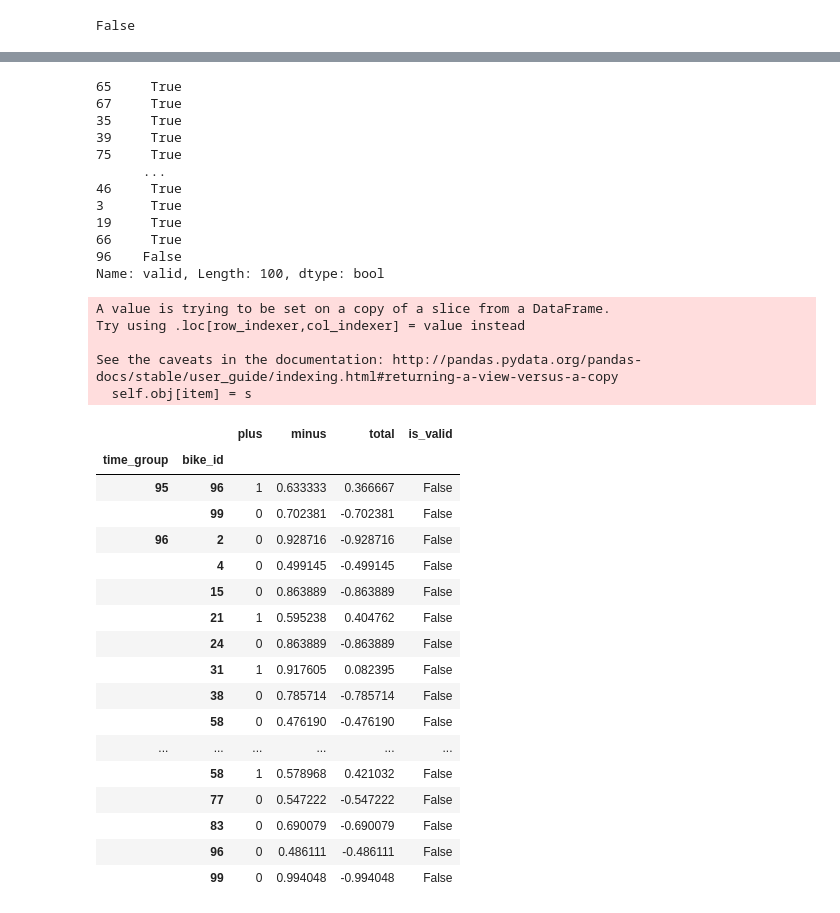
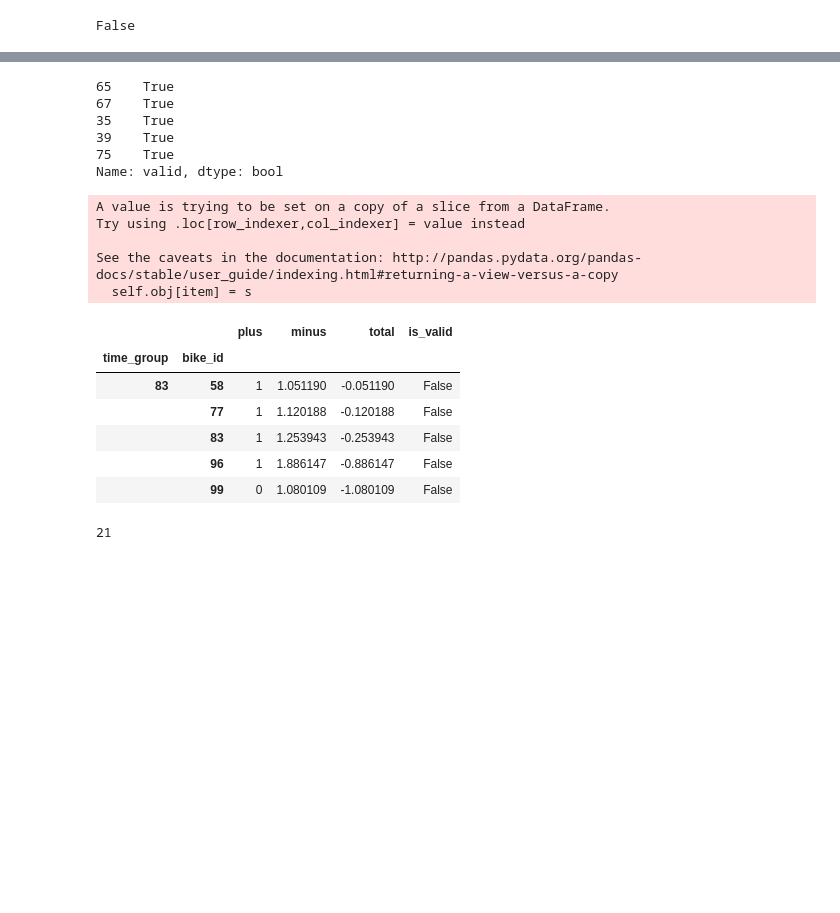
Before and after one commit to WojtekHe/bikes_simulation, a Jupyter notebook: simulation_inferring.ipynb, the cells around one changed output, grey strips where cells are left out. Drawn from its saved outputs; the diff is of its cells as text; code cells hidden in the pictures; blank space fills up the shorter version.

```diff
--- a/simulation_inferring.ipynb
+++ b/simulation_inferring.ipynb
@@ -37,6 +21,6 @@ scores
 # %%
 def map_timestamp(time: int, aggregate_hours: int) -> int:
-    return int(time/aggregate_hours)
+    return int(time/aggregate_hours/12)
 # %%
 def aggregate_results(df: pd.DataFrame, aggregate_hours: int) -> pd.DataFrame:
     df["time_group"] = df["timestamp"].apply(lambda x: int(x/aggregate_hours))
@@ -46,7 +30,7 @@ def aggregate_results(df: pd.DataFrame, aggregate_hours: int) -> pd.DataFrame:
 # %%
 import seaborn as sns
 # %%
-aggregate_time = 12
+aggregate_time = 24
 aggregates = aggregate_results(scores, aggregate_time)
 # %%
 2 in broken_bikes.bike_id.values
@@ -115,23 +79,17 @@ translated_broken_bikes
 # %%
 bikes_checking = bikes_scoring.BikesChecking(translated_broken_bikes, scores.bike_id.unique())
-bikes_checking.bikes_states(99)
+bikes_checking.bikes_states(99).head()
 # %% [output]
-65     True
-67     True
-35     True
-39     True
-75     True
-      ...
-46     True
-3      True
-19     True
-66     True
-96    False
-Name: valid, Length: 100, dtype: bool
+65    True
+67    True
+35    True
+39    True
+75    True
+Name: valid, dtype: bool
 # %%
 temp = aggregates.groupby(["time_group", "bike_id"]).sum()
 temp["is_valid"] = True
-time_table = [t[0] for t in aggregates.index]
+time_table = list({t[1] for t in aggregates.index})
 
 tqdm.pandas("validation of bikes")
 
@@ -149,23 +107,16 @@ Try using .loc[row_indexer,col_indexer] = value instead
 See the caveats in the documentation: http://pandas.pydata.org/pandas-docs/stable/user_guide/indexing.html#returning-a-view-versus-a-copy
   self.obj[item] = s
 # %%
-temp.loc[~temp.loc[:, "is_valid"]].tail(50)
+temp.loc[~temp.loc[:, "is_valid"]].tail(5)
 # %% [output]
 |  |  | plus | minus | total | is_valid |
 | time_group | bike_id |  |  |  |  |
-| 95 | 96 | 1 | 0.633333 | 0.366667 | False |
-|  | 99 | 0 | 0.702381 | -0.702381 | False |
-| 96 | 2 | 0 | 0.928716 | -0.928716 | False |
-|  | 4 | 0 | 0.499145 | -0.499145 | False |
-|  | 15 | 0 | 0.863889 | -0.863889 | False |
-|  | 21 | 1 | 0.595238 | 0.404762 | False |
-|  | 24 | 0 | 0.863889 | -0.863889 | False |
-|  | 31 | 1 | 0.917605 | 0.082395 | False |
-|  | 38 | 0 | 0.785714 | -0.785714 | False |
-|  | 58 | 0 | 0.476190 | -0.476190 | False |
-| ... | ... | ... | ... | ... | ... |
-|  | 58 | 1 | 0.578968 | 0.421032 | False |
-|  | 77 | 0 | 0.547222 | -0.547222 | False |
-|  | 83 | 0 | 0.690079 | -0.690079 | False |
-|  | 96 | 0 | 0.486111 | -0.486111 | False |
-|  | 99 | 0 | 0.994048 | -0.994048 | False |
+| 83 | 58 | 1 | 1.051190 | -0.051190 | False |
+|  | 77 | 1 | 1.120188 | -0.120188 | False |
+|  | 83 | 1 | 1.253943 | -0.253943 | False |
+|  | 96 | 1 | 1.886147 | -0.886147 | False |
+|  | 99 | 0 | 1.080109 | -1.080109 | False |
+# %%
+map_timestamp(time, 8)
+# %% [output]
+21
```
Also changed, not shown: parts of 9 cells of this notebook.
